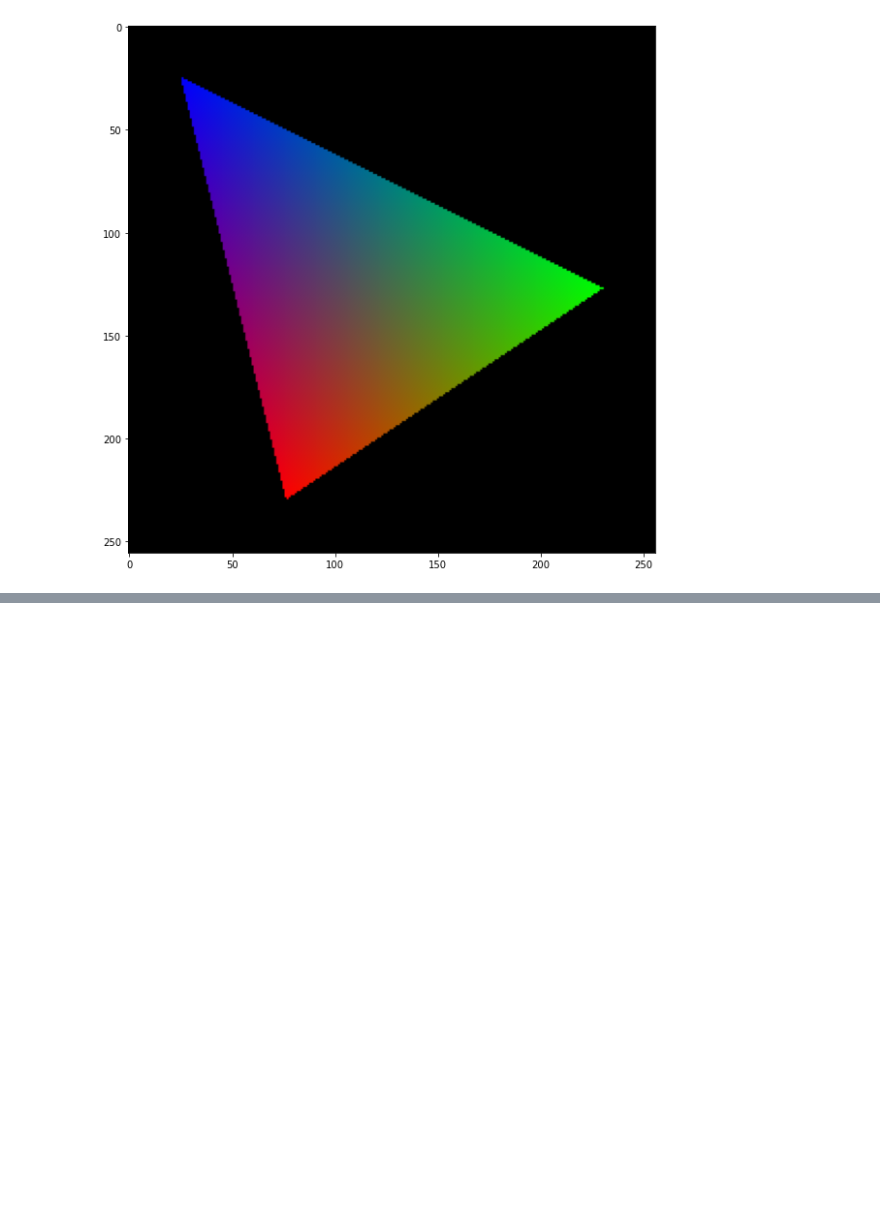
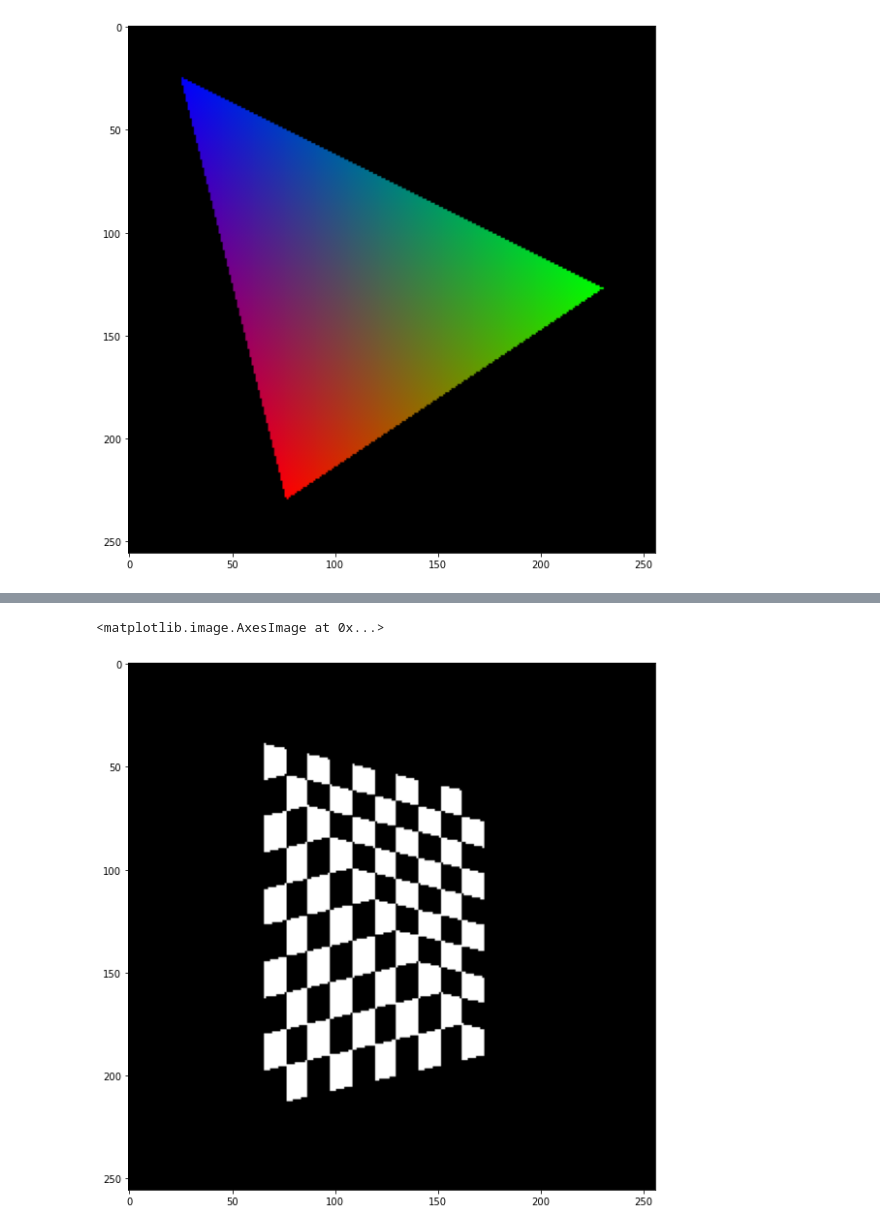
Before and after one commit to peloct/peloct.github.io, a Jupyter notebook: _ipynb/graphics_note_2.ipynb, the cells around one changed output, grey strips where cells are left out. Cells and saved outputs as stored; diff of their text form; code cells hidden in the pictures; blank space fills up the shorter version.

Commit message:
"New blog entry graphics_note_2"

```diff
--- a/_ipynb/graphics_note_2.ipynb
+++ b/_ipynb/graphics_note_2.ipynb
@@ -248,7 +248,11 @@ plt.imshow(img[::-1, :, :])
 
 parameter 수가 많은 경우에는 barycentric coordinate을 이용하면 더 효율적으로 interpolation 이 가능하다.
 # %%
-def draw_triangle(pos: np.ndarray, param: np.ndarray):
+def f1(param):
+    return param
+
+
+def draw_triangle(pos: np.ndarray, param: np.ndarray, fragment_function):
     m = np.zeros(shape=(2, 2))
     m[0, :] = pos[1] - pos[0]
     m[1, :] = pos[2] - pos[0]
@@ -265,12 +269,11 @@ def draw_triangle(pos: np.ndarray, param: np.ndarray):
 
     for p in get_triangle_pixels(pos):
         b = c @ (p - pos[0]) + b0
-        color = np.clip(param.T @ b, 0.0, 1.0)
-        img[p[1], p[0], :] = color
+        img[p[1], p[0], :] = np.clip(fragment_function(np.clip(param.T @ b, 0.0, 1.0)), 0.0, 1.0)
 
 draw_triangle(t[:, :-1] * 256, np.array([[1.0, 0.0, 0.0],
                                         [0.0, 1.0, 0.0],
-                                        [0.0, 0.0, 1.0]]))
+                                        [0.0, 0.0, 1.0]]), f1)
 plt.figure(figsize = (10, 10))
 plt.imshow(img[::-1, :, :])
 # %% [output]
@@ -310,6 +315,6 @@ $$ M_{per} = M_{ortho} * M_{p} $$
 # %%
-cam_pos = np.array([-1.0, -1.0, 3.0])
-cam_target = np.array([0.0, 0.0, 0.0])
+cam_pos = np.array([-2.0, 1.0, 3.0]) * 0.5
+cam_target = np.array([0.5, 0.5, 0.0])
 cam_up = np.array([0.0, 1.0, 0.0])
 cam_z = cam_pos - cam_target
 cam_z /= np.linalg.norm(cam_z)
@@ -324,38 +329,62 @@ m_cam[0:3, 3] = cam_pos
 m_cam[3, 3] = 1.0
 m_cam = np.linalg.inv(m_cam)
 
 near = -1.0
 far = -100.0
 
 m_p = np.zeros(shape=(4, 4))
 m_p[0, 0] = near
 m_p[1, 1] = near
 m_p[2, 2] = near + far
 m_p[2, 3] = -1 * near * far
 m_p[3, 2] = 1.0
 
 cam_t = -near * np.deg2rad(47.0 * 0.5)
 cam_b = -cam_t
 cam_l = cam_b
 cam_r = cam_t
 cam_n = near
 cam_f = far
 m_ortho = np.zeros(shape=(4, 4))
 m_ortho[0, 0] = 2.0 / (cam_r - cam_l)
 m_ortho[0, 3] = -(cam_r + cam_l) / (cam_r - cam_l)
 m_ortho[1, 1] = 2.0 / (cam_t - cam_b)
 m_ortho[1, 3] = -(cam_t + cam_b) / (cam_t - cam_b)
 m_ortho[2, 2] = 2.0 / (cam_n - cam_f)
 m_ortho[2, 3] = -(cam_n + cam_f) / (cam_n - cam_f)
 m_ortho[3, 3] = 1.0
 
 m_vp = m_ortho @ m_p @ m_cam
 
-t = np.zeros(shape=(4, 3))
-t[:, 0] = np.array([0.0, 0.0, 0.0, 1.0])
-t[:, 1] = np.array([1.0, 0.0, 0.0, 1.0])
-t[:, 2] = np.array([0.0, 1.0, 0.0, 1.0])
-ndc = m_vp @ t
-ndc = ndc.T
-ndc_w = ndc[:, 3].reshape(3,)
-ndc = (ndc / ndc_w[:, None]).T
+img = np.zeros(shape=(256, 256, 3))
+
+def project(pos):
+    ndc = m_vp @ pos.T
+    ndc = ndc.T
+    ndc_w = ndc[:, 3].reshape(3,)
+    ndc = (ndc / ndc_w[:, None]).T
+    return ((ndc[0:2,:] + 1.0) * 0.5 * 256).T, ndc_w
+
+def f1(param):
+    color = np.floor(param / 0.1).astype(np.int32) % 2
+    color = (color[0] + color[1]) % 2
+    return np.ones(shape=(3,)) * color
+
+
+t = np.zeros(shape=(3, 4))
+t[0] = np.array([0.0, 0.0, 0.0, 1.0])
+t[1] = np.array([1.0, 0.0, 0.0, 1.0])
+t[2] = np.array([0.0, 1.0, 0.0, 1.0])
+t1, z1 = project(t)
+t[0] = np.array([0.0, 1.0, 0.0, 1.0])
+t[1] = np.array([1.0, 0.0, 0.0, 1.0])
+t[2] = np.array([1.0, 1.0, 0.0, 1.0])
+t2, z2 = project(t)
+
+draw_triangle(t1, np.array([[0.0, 0.0], [1.0, 0.0], [0.0, 1.0]]), f1)
+draw_triangle(t2, np.array([[0.0, 1.0], [1.0, 0.0], [1.0, 1.0]]), f1)
+plt.figure(figsize = (10, 10))
+plt.imshow(img[::-1, :, :])
+# %% [output]
+<matplotlib.image.AxesImage at 0x...>
+[figure, added]
```
Also changed, not shown: parts of 3 cells of this notebook, 3 other files.
